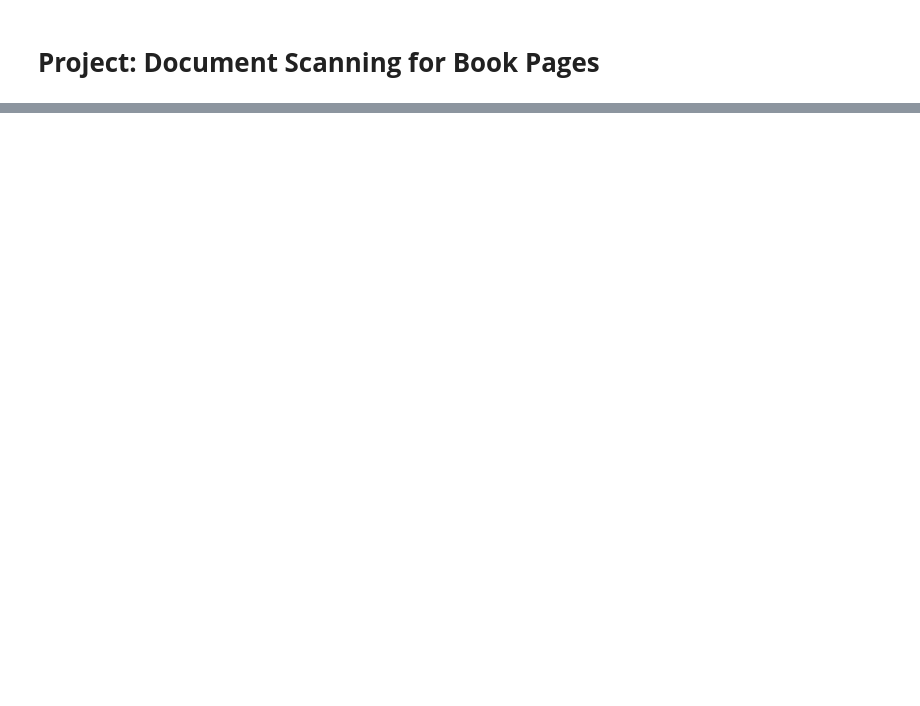
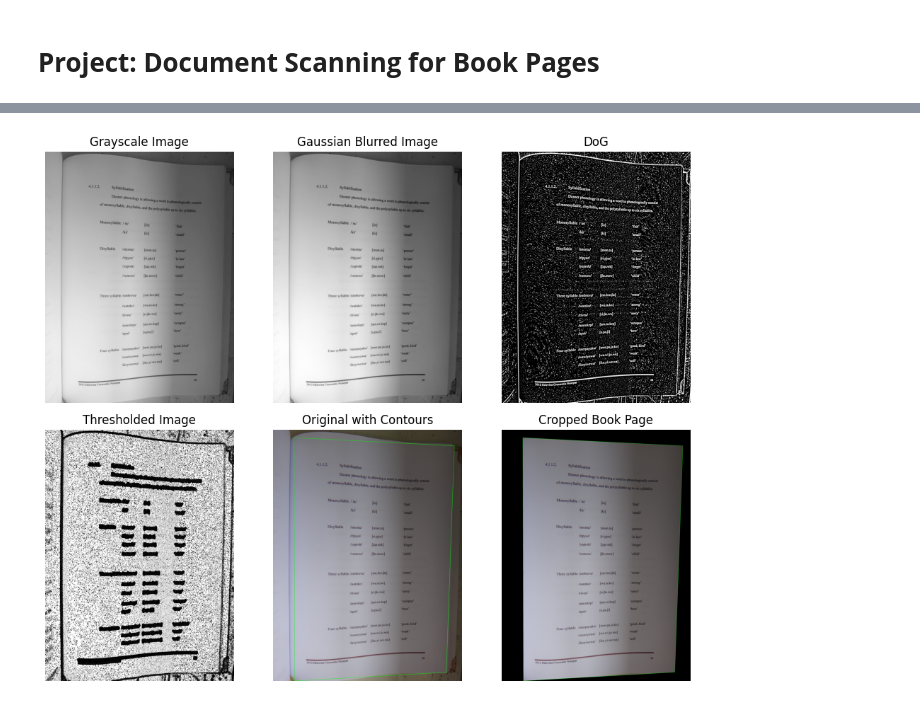
Before and after one commit to MrNajj/Document-Scanning-for-Pages, a Jupyter notebook: project.ipynb, the cells around one changed output, grey strips where cells are left out. Saved outputs shown, nothing was run; the diff lists cells and outputs as text; code cells hidden in the pictures; blank space fills up the shorter version.

Commit message:
updated new way of blob detection
crops image accordingly

```diff
--- a/project.ipynb
+++ b/project.ipynb
@@ -68,0 +3,93 @@ detect_text_blobs("linguistics_thesis_a.jpg")
+# %%
+import cv2
+import numpy as np
+import matplotlib.pyplot as plt
+
+# Load the image
+image = cv2.imread('linguistics_thesis_a.jpg')
+
+# Convert to grayscale
+gray = cv2.cvtColor(image, cv2.COLOR_BGR2GRAY)
+
+# Plot the original grayscale image
+plt.figure(figsize=(10, 8))
+plt.subplot(2, 3, 1)
+plt.imshow(gray, cmap='gray')
+plt.title("Grayscale Image")
+plt.axis('off')
+
+# Apply Gaussian Blur to reduce noise
+blurred = cv2.GaussianBlur(gray, (11, 11), 0)
+
+# Plot the blurred image
+plt.subplot(2, 3, 2)
+plt.imshow(blurred, cmap='gray')
+plt.title("Gaussian Blurred Image")
+plt.axis('off')
+
+# Use Difference of Gaussians (DoG) for blob detection
+# Gaussian filter 1
+gaussian1 = cv2.GaussianBlur(blurred, (21, 21), 0)
+# Gaussian filter 2
+gaussian2 = cv2.GaussianBlur(blurred, (51, 51), 0)
+
+#DoG
+dog = gaussian1 - gaussian2
+
+# Plot the Difference of Gaussians result
+plt.subplot(2, 3, 3)
+plt.imshow(dog, cmap='gray')
+plt.title("DoG")
+plt.axis('off')
+
+# threshold DoG for blobs
+_, thresh = cv2.threshold(dog, 0, 255, cv2.THRESH_BINARY_INV + cv2.ADAPTIVE_THRESH_MEAN_C)
+
+# Plot the thresholded image
+plt.subplot(2, 3, 4)
+plt.imshow(thresh, cmap='gray')
+plt.title("Thresholded Image")
+plt.axis('off')
+
+# contours for blobs
+contours, _ = cv2.findContours(thresh, cv2.RETR_EXTERNAL, cv2.CHAIN_APPROX_SIMPLE)
+
+# Sort contours by area (to find the largest one, which is likely the page)
+contours = sorted(contours, key=cv2.contourArea, reverse=True)
+
+# Loop through contours and select the largest (book page)
+for contour in contours:
+    # Approximate the contour and check if it forms a rectangular shape
+    epsilon = 0.04 * cv2.arcLength(contour, True)
+    approx = cv2.approxPolyDP(contour, epsilon, True)
+
+    # If the contour has 4 points, it is likely the book page
+    if len(approx) == 4:
+        book_page_contour = approx
+        break
+
+# Draw the contour of the book page on the original image
+cv2.drawContours(image, [book_page_contour], -1, (0, 255, 0), 3)
+
+# Plot the image with the contour of the book page
+plt.subplot(2, 3, 5)
+plt.imshow(cv2.cvtColor(image, cv2.COLOR_BGR2RGB))
+plt.title("Original with Contours")
+plt.axis('off')
+
+# Crop the book page region from the image
+mask = np.zeros(gray.shape, dtype=np.uint8)
+cv2.drawContours(mask, [book_page_contour], -1, 255, -1)
+book_page = cv2.bitwise_and(image, image, mask=mask)
+
+# Plot the cropped book page
+plt.subplot(2, 3, 6)
+plt.imshow(cv2.cvtColor(book_page, cv2.COLOR_BGR2RGB))
+plt.title("Cropped Book Page")
+plt.axis('off')
+
+# Show all plots
+plt.tight_layout()
+plt.show()
+# %% [output]
+[figure, added]
```
Also changed, not shown: parts of 1 cell of this notebook.
